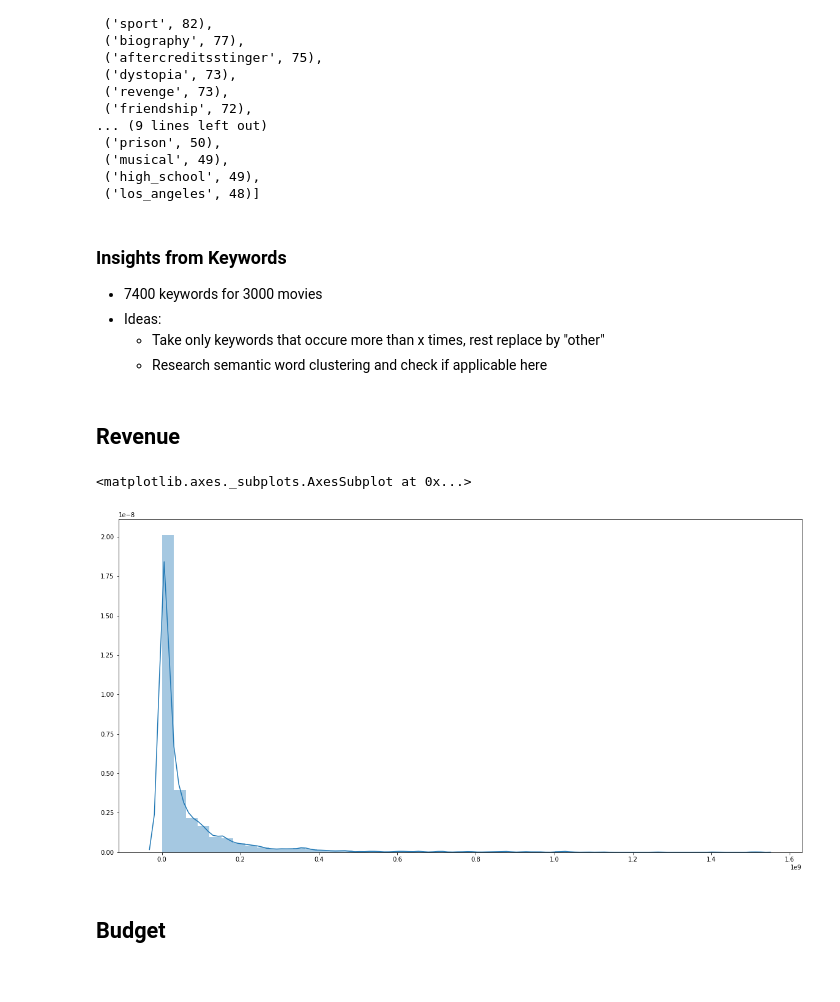
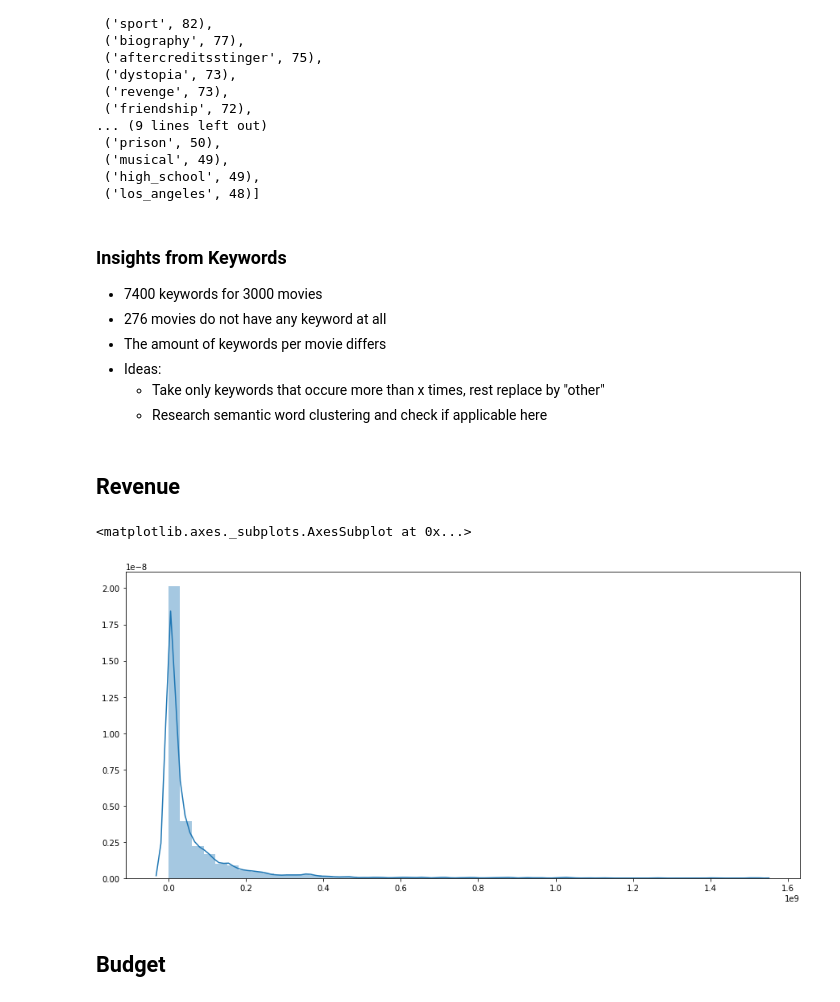
Before and after one commit to Cruzzor/BoxOffice, a Jupyter notebook: exploration_marcel.ipynb, the cells around one changed output. Drawn from its saved outputs; the diff is of its cells as text; code cells hidden in the pictures.

```diff
--- a/exploration_marcel.ipynb
+++ b/exploration_marcel.ipynb
@@ -105,17 +107,19 @@ Number of keywords: 7400
 ### Insights from Keywords
 
 * 7400 keywords for 3000 movies
+* 276 movies do not have any keyword at all
+* The amount of keywords per movie differs
 * Ideas:
     * Take only keywords that occure more than x times, rest replace by "other"
     * Research semantic word clustering and check if applicable here
 # %% [markdown]
 ## Revenue
 # %%
-plt.figure(figsize=(20,10))
+plt.figure(figsize=(15,7))
 sns.distplot(data[['revenue']])
 # %% [output]
 <matplotlib.axes._subplots.AxesSubplot at 0x...>
-[figure, old version]
+[figure, new version]
 # %% [markdown]
 ## Budget
 # %%
```
Also changed, not shown: parts of 7 cells of this notebook.
